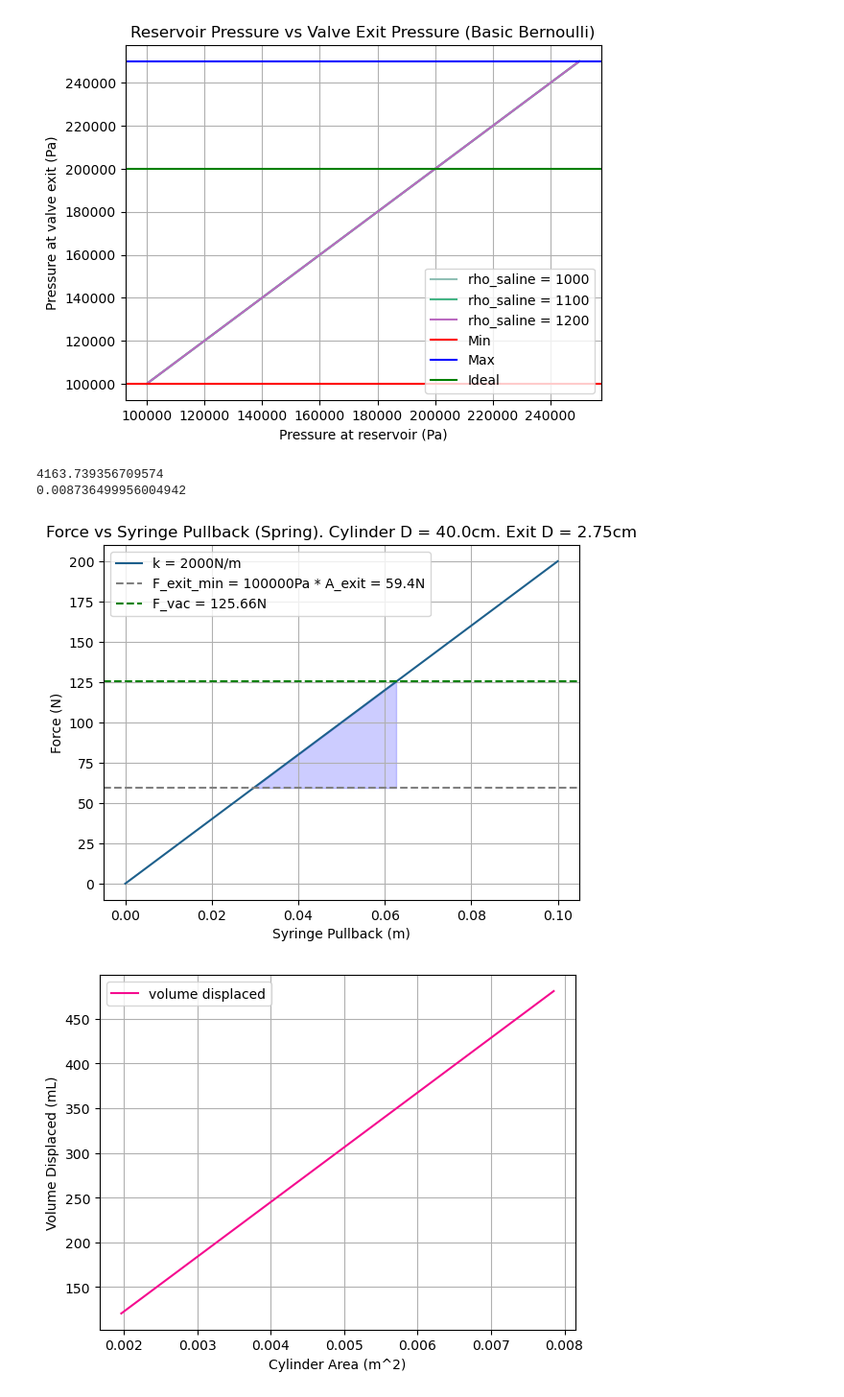
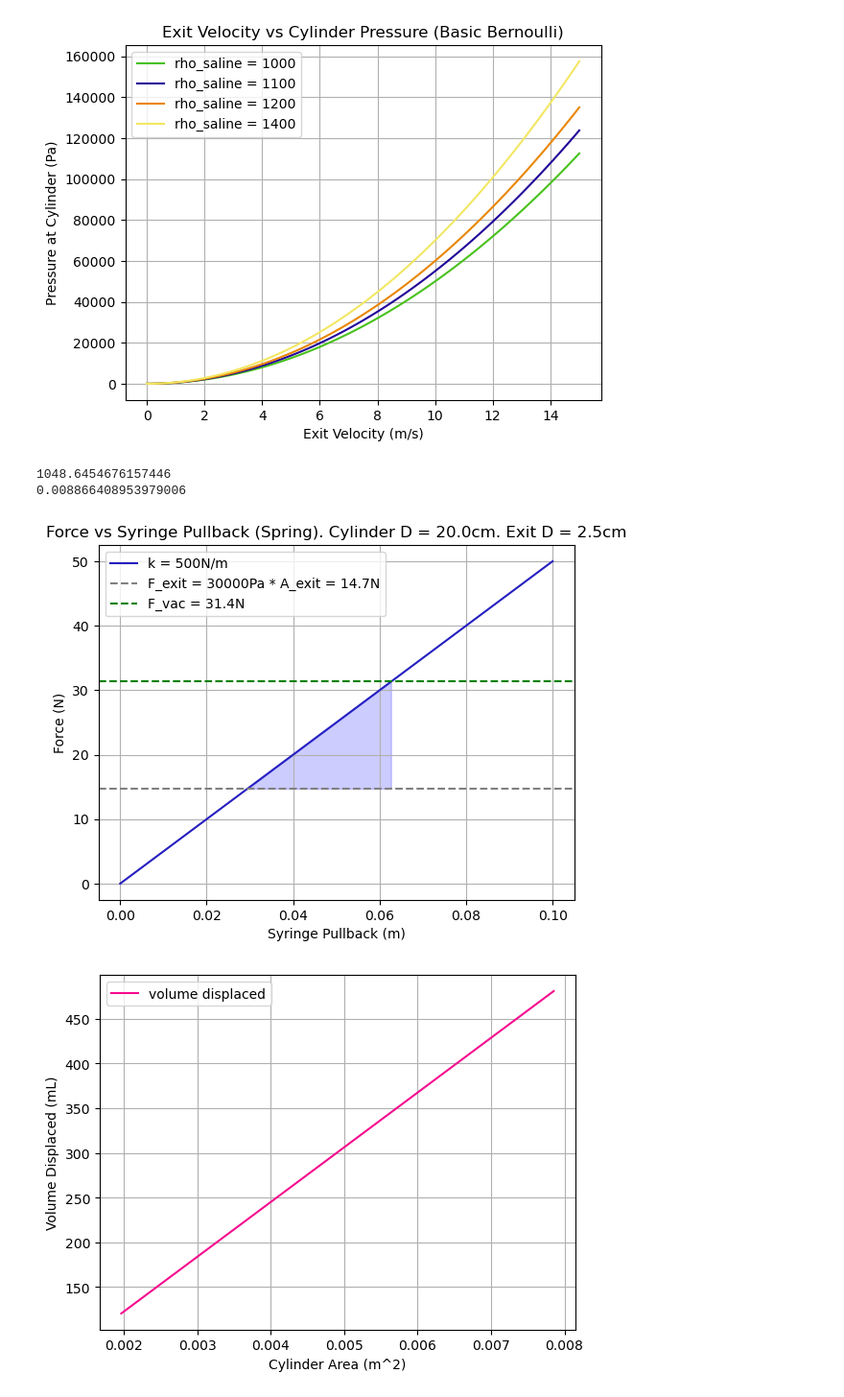
Before and after one commit to keroshanpillay/WeSuckOnWounds, a Jupyter notebook: retro_init_calcs.ipynb, the cells around one changed output. Shown at 96% size. Saved outputs shown, nothing was run; the diff lists cells and outputs as text; code cells hidden in the pictures.

```diff
--- a/retro_init_calcs.ipynb
+++ b/retro_init_calcs.ipynb
@@ -10,62 +10,63 @@ import matplotlib.pyplot as plt
 # v_2 = sqrt(...)
 
 #Valve pressure at tube exit
 p_exit = 80e3 #Pa
 p_exit = np.linspace(100e3, 250e3, 100)
 
 #Density of saline
 rho_saline = 1100 #kg/m^3
 v_flesh = np.sqrt(2*p_exit/rho_saline)
 
+v_flesh = 6.33 #Jake Calcs
+v_flesh = np.linspace(0,15,100)
+
 ########################################################################################################
 
 #Pressure at reservoir
 # P1 = P2 + 0.5 * rho * v_2^2
 
 p_atm = 101325 #atm
 p_reservoir = p_atm + 0.5 * rho_saline * v_flesh**2
 p_res_valve = p_reservoir - p_atm
 
 #LIMITS
 p_exit_min = 100e3
 p_exit_max = 250e3
 p_exit_ideal = 200e3
 
-rho_saline_var = [1000,1100,1200]
+rho_saline_var = [1000,1100,1200,1400]
 
 for rho in rho_saline_var:
-    v_flesh_var = np.sqrt(2*p_exit/rho)
-    p_reservoir_var = p_atm + 0.5 * rho * v_flesh_var**2
-    p_res_valve_var = p_reservoir_var - p_atm
-    plt.plot(p_res_valve_var, p_exit, label = 'rho_saline = '+str(rho), c=np.random.rand(3,))
+    p_exit = 0.5 * v_flesh**2 * rho
+    plt.plot(v_flesh, p_exit, label = 'rho_saline = '+str(rho), c=np.random.rand(3,))
 
-plt.ylabel('Pressure at valve exit (Pa)')
-plt.xlabel('Pressure at reservoir (Pa)')
-plt.title('Reservoir Pressure vs Valve Exit Pressure (Basic Bernoulli)')
-plt.axhline(y=p_exit_min, color='r', linestyle='-', label='Min')
-plt.axhline(y=p_exit_max, color='blue', linestyle='-', label='Max')
-plt.axhline(y=p_exit_ideal, color='g', linestyle='-', label='Ideal')
+plt.ylabel('Pressure at Cylinder (Pa)')
+plt.xlabel('Exit Velocity (m/s)')
+plt.title('Exit Velocity vs Cylinder Pressure (Basic Bernoulli)')
+# plt.axhline(y=p_exit_min, color='r', linestyle='-', label='Min')
+# plt.axhline(y=p_exit_max, color='blue', linestyle='-', label='Max')
+# plt.axhline(y=p_exit_ideal, color='g', linestyle='-', label='Ideal')
 plt.legend()
 plt.grid()
 # %% [output]
-[figure, old version]
+[figure, new version]
 # %%
 #Pressure needed at syringe exit
 
-p_min = 100000
+p_min = 30000
 p_max = 200000
 
 
 #Spring
-k = 2000
+k = 500
 x = np.linspace(0, 0.1, 100) #0.1 meter syringe pullback
 
 #Syringe Details
-r = 0.4/2 #m
+r = 0.2/2 #m
 A_cyl_body = np.pi * r**2 #m^2
 
 #Exit conditions
-r_exit = 0.0275/2 #m
+r_exit = 0.025/2 #m
 A_exit = np.pi * r_exit**2 #m^2
 f_min = p_min * A_exit
 f_max = p_max * A_exit
@@ -97,9 +98,9 @@ fig, ax = plt.subplots()
 F_spring = k * x
 ax.plot(x, F_spring, label='k = '+str(k)+'N/m',c=np.random.rand(3,))
 ax.fill_between(x, f_min, F_spring,(F_spring>f_min)&(F_spring<=f_vac), color='blue', alpha=.2)
-ax.axhline(y=f_min, color='grey', linestyle='--', label='F_exit_min = '+str(p_min)+'Pa * A_exit'+' = '+str(round(f_min,2))+'N')
+ax.axhline(y=f_min, color='grey', linestyle='--', label='F_exit = '+str(p_min)+'Pa * A_exit'+' = '+str(round(f_min,1))+'N')
 #ax.axhline(y=f_max, color='black', linestyle='--', label='F_exit_max = '+str(p_max)+'Pa * A_exit' +' = '+str(round(f_max,2))+'N')
-ax.axhline(y=f_vac, color='green', linestyle='--', label='F_vac = '+str(round(f_vac,2))+'N')
+ax.axhline(y=f_vac, color='green', linestyle='--', label='F_vac = '+str(round(f_vac,1))+'N')
 plt.xlabel('Syringe Pullback (m)')
 plt.ylabel('Force (N)')
 plt.title('Force vs Syringe Pullback (Spring). Cylinder D = '+str(round(r*2*100,2))+'cm. Exit D = '+str(round(2*r_exit*100,2))+'cm')
@@ -107,9 +108,9 @@ plt.legend()
 ax.grid()
 plt.show()
 # %% [output]
-4163.739356709574
-0.008736499956004942
+1048.6454676157446
+0.008866408953979006
-[figure, old version]
+[figure, new version]
 # %%
 #Pressure needed at syringe exit
 
```
Also changed, not shown: parts of 1 cell of this notebook.
